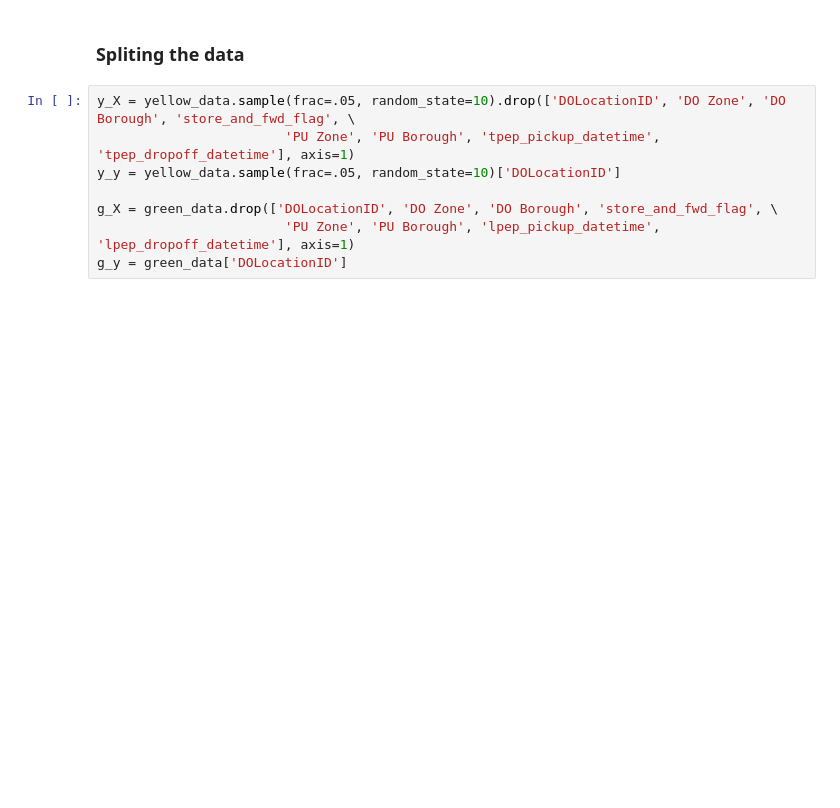
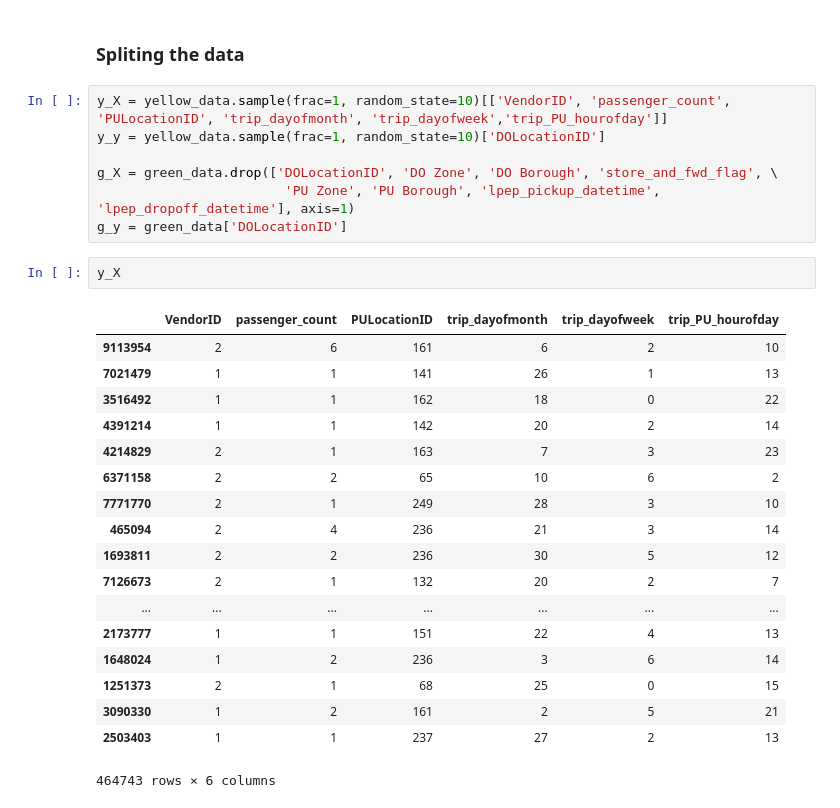
Before and after one commit to agentturbo1/Crazy-Taxi-IRL, a Jupyter notebook: Cleaning and Location Prediction Modeling.ipynb, the cells around one changed output. Cells and saved outputs as stored; diff of their text form; blank space fills up the shorter version.

```diff
--- a/Cleaning and Location Prediction Modeling.ipynb
+++ b/Cleaning and Location Prediction Modeling.ipynb
@@ -299,10 +340,30 @@ yellow_data.info()
 # %% [markdown]
 ### Spliting the data
 # %%
-y_X = yellow_data.sample(frac=.05, random_state=10).drop(['DOLocationID', 'DO Zone', 'DO Borough', 'store_and_fwd_flag', \
-                        'PU Zone', 'PU Borough', 'tpep_pickup_datetime', 'tpep_dropoff_datetime'], axis=1)
-y_y = yellow_data.sample(frac=.05, random_state=10)['DOLocationID']
+y_X = yellow_data.sample(frac=1, random_state=10)[['VendorID', 'passenger_count', 'PULocationID', 'trip_dayofmonth', 'trip_dayofweek','trip_PU_hourofday']]
+y_y = yellow_data.sample(frac=1, random_state=10)['DOLocationID']
 
 g_X = green_data.drop(['DOLocationID', 'DO Zone', 'DO Borough', 'store_and_fwd_flag', \
                         'PU Zone', 'PU Borough', 'lpep_pickup_datetime', 'lpep_dropoff_datetime'], axis=1)
 g_y = green_data['DOLocationID']
+# %%
+y_X
+# %% [output]
+|  | VendorID | passenger_count | PULocationID | trip_dayofmonth | trip_dayofweek | trip_PU_hourofday |
+| 9113954 | 2 | 6 | 161 | 6 | 2 | 10 |
+| 7021479 | 1 | 1 | 141 | 26 | 1 | 13 |
+| 3516492 | 1 | 1 | 162 | 18 | 0 | 22 |
+| 4391214 | 1 | 1 | 142 | 20 | 2 | 14 |
+| 4214829 | 2 | 1 | 163 | 7 | 3 | 23 |
+| 6371158 | 2 | 2 | 65 | 10 | 6 | 2 |
+| 7771770 | 2 | 1 | 249 | 28 | 3 | 10 |
+| 465094 | 2 | 4 | 236 | 21 | 3 | 14 |
+| 1693811 | 2 | 2 | 236 | 30 | 5 | 12 |
+| 7126673 | 2 | 1 | 132 | 20 | 2 | 7 |
+| ... | ... | ... | ... | ... | ... | ... |
+| 2173777 | 1 | 1 | 151 | 22 | 4 | 13 |
+| 1648024 | 1 | 2 | 236 | 3 | 6 | 14 |
+| 1251373 | 2 | 1 | 68 | 25 | 0 | 15 |
+| 3090330 | 1 | 2 | 161 | 2 | 5 | 21 |
+| 2503403 | 1 | 1 | 237 | 27 | 2 | 13 |
+464743 rows × 6 columns
```
Also changed, not shown: parts of 12 cells of this notebook.
